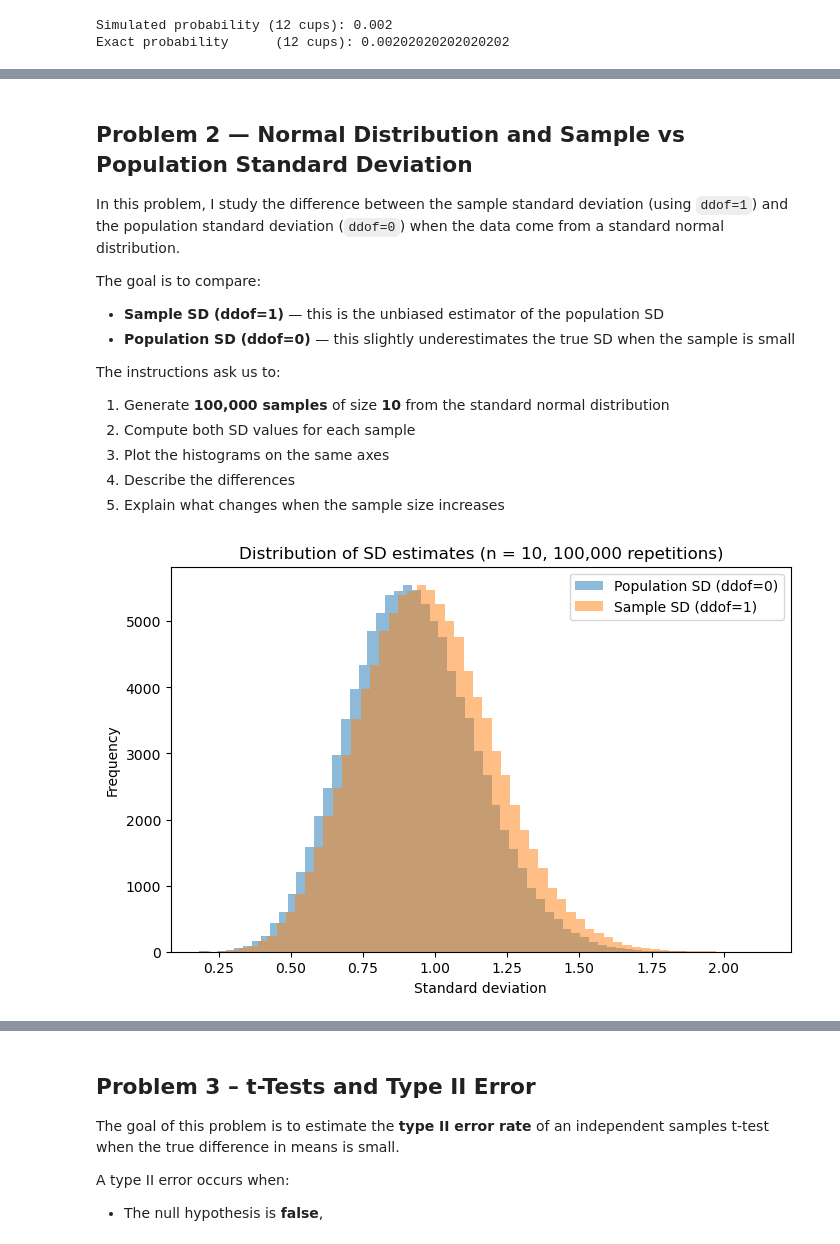
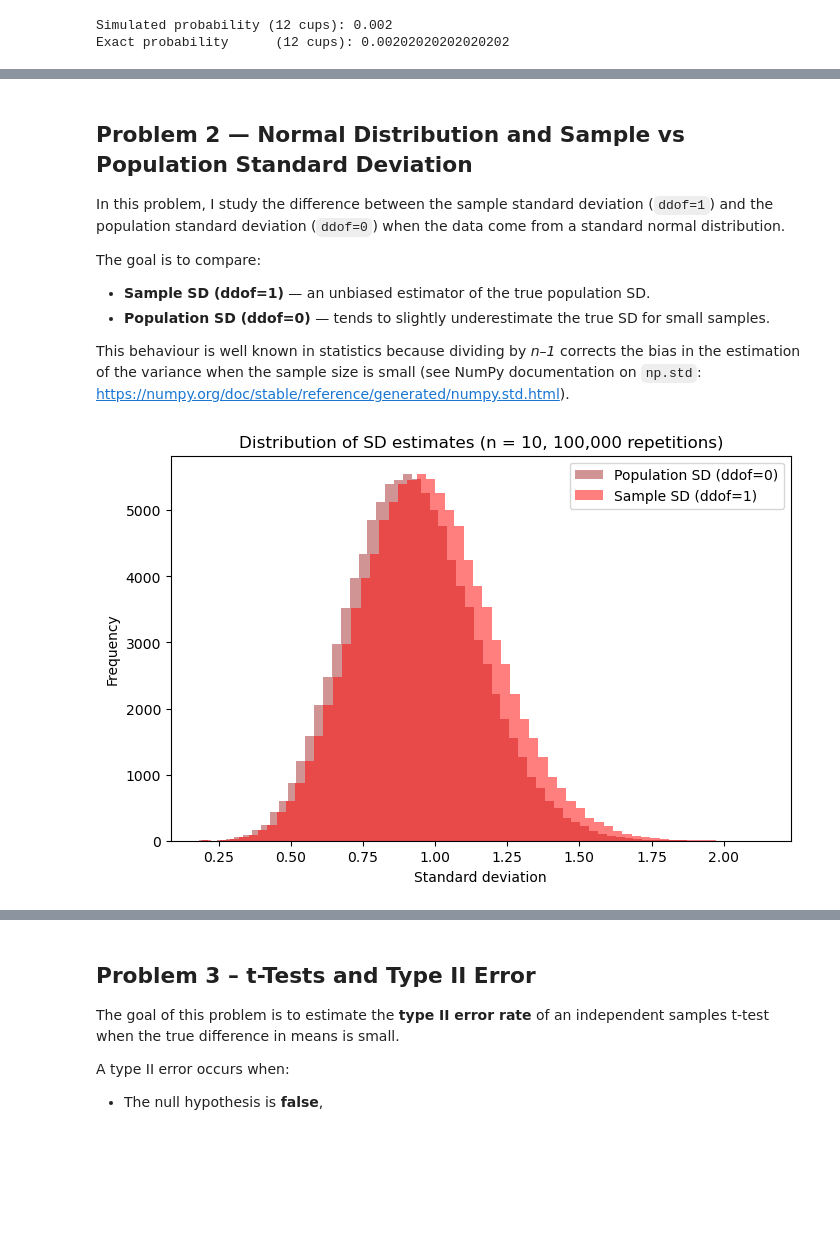
Before and after one commit to GabrielaDomiciano/applied_statistics_assignment, a Jupyter notebook: problems.ipynb, the cells around one changed output, grey strips where cells are left out. Saved outputs shown, nothing was run; the diff lists cells and outputs as text; code cells hidden in the pictures; blank space fills up the shorter version.

Commit message:
adding coments and references

```diff
--- a/problems.ipynb
+++ b/problems.ipynb
@@ -279,18 +318,16 @@ display(btn_12, output_12)
 # %% [markdown]
 ## Problem 2 — Normal Distribution and Sample vs Population Standard Deviation
 
-In this problem, I study the difference between the sample standard deviation (using `ddof=1`) and the population standard deviation (`ddof=0`) when the data come from a standard normal distribution.
+In this problem, I study the difference between the sample standard deviation (`ddof=1`)
+and the population standard deviation (`ddof=0`) when the data come from a standard
+normal distribution.
 
 The goal is to compare:
 
-- **Sample SD (ddof=1)** — this is the unbiased estimator of the population SD
-- **Population SD (ddof=0)** — this slightly underestimates the true SD when the sample is small
+- **Sample SD (ddof=1)** — an unbiased estimator of the true population SD.
+- **Population SD (ddof=0)** — tends to slightly underestimate the true SD for small samples.
 
-The instructions ask us to:
-
-1. Generate **100,000 samples** of size **10** from the standard normal distribution
-2. Compute both SD values for each sample
-3. Plot the histograms on the same axes
-4. Describe the differences
-5. Explain what changes when the sample size increases
+This behaviour is well known in statistics because dividing by *n–1* corrects the bias in the
+estimation of the variance when the sample size is small (see NumPy documentation on
+`np.std`: https://numpy.org/doc/stable/reference/generated/numpy.std.html).
 # %%
@@ -312,16 +350,17 @@ for i in range(n_samples):
 # %%
+# Plot both distributions with basic colors
 plt.figure(figsize=(8,5))
 
-plt.hist(sd_ddof0, bins=60, alpha=0.5, label="Population SD (ddof=0)")
-plt.hist(sd_ddof1, bins=60, alpha=0.5, label="Sample SD (ddof=1)")
+plt.hist(sd_ddof0, bins=60, alpha=0.5, color="brown", label="Population SD (ddof=0)")
+plt.hist(sd_ddof1, bins=60, alpha=0.5, color="red", label="Sample SD (ddof=1)")
 
 plt.title("Distribution of SD estimates (n = 10, 100,000 repetitions)")
 plt.xlabel("Standard deviation")
 plt.ylabel("Frequency")
 plt.legend()
 plt.show()
 # %% [output]
-[figure, old version]
+[figure, new version]
 # %% [markdown]
 ### Discussion
 
```
Also changed, not shown: parts of 14 cells of this notebook.
